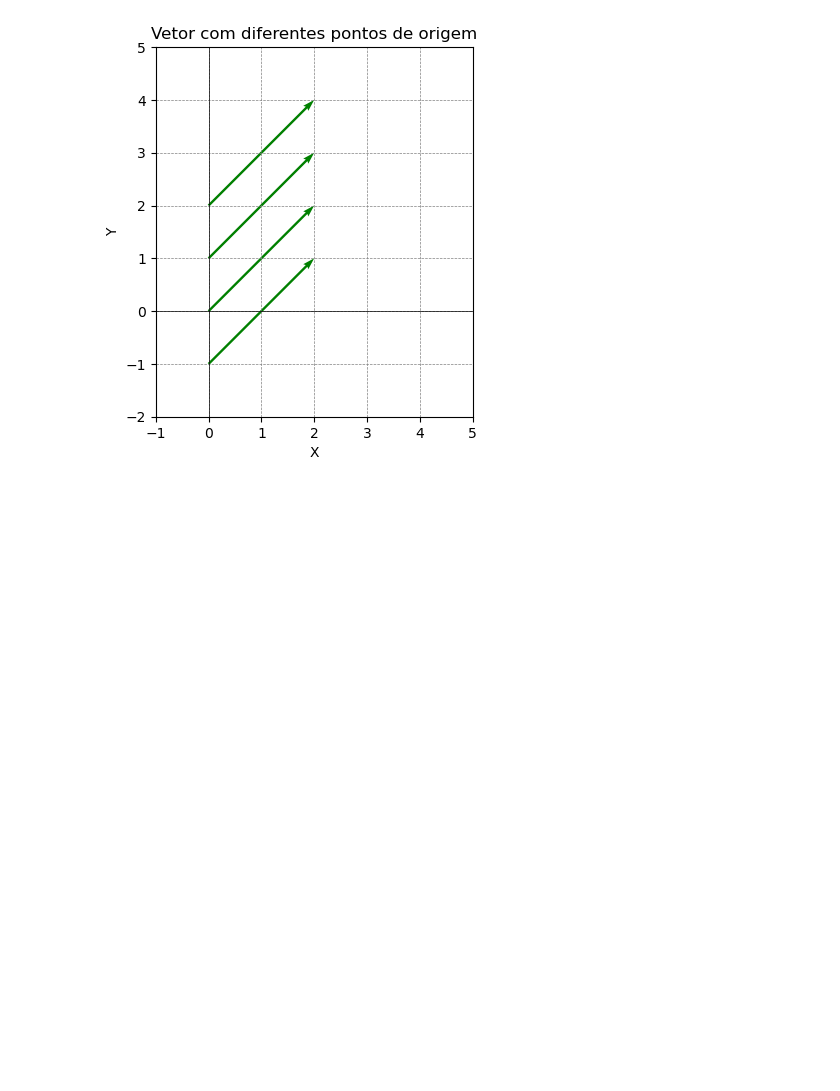
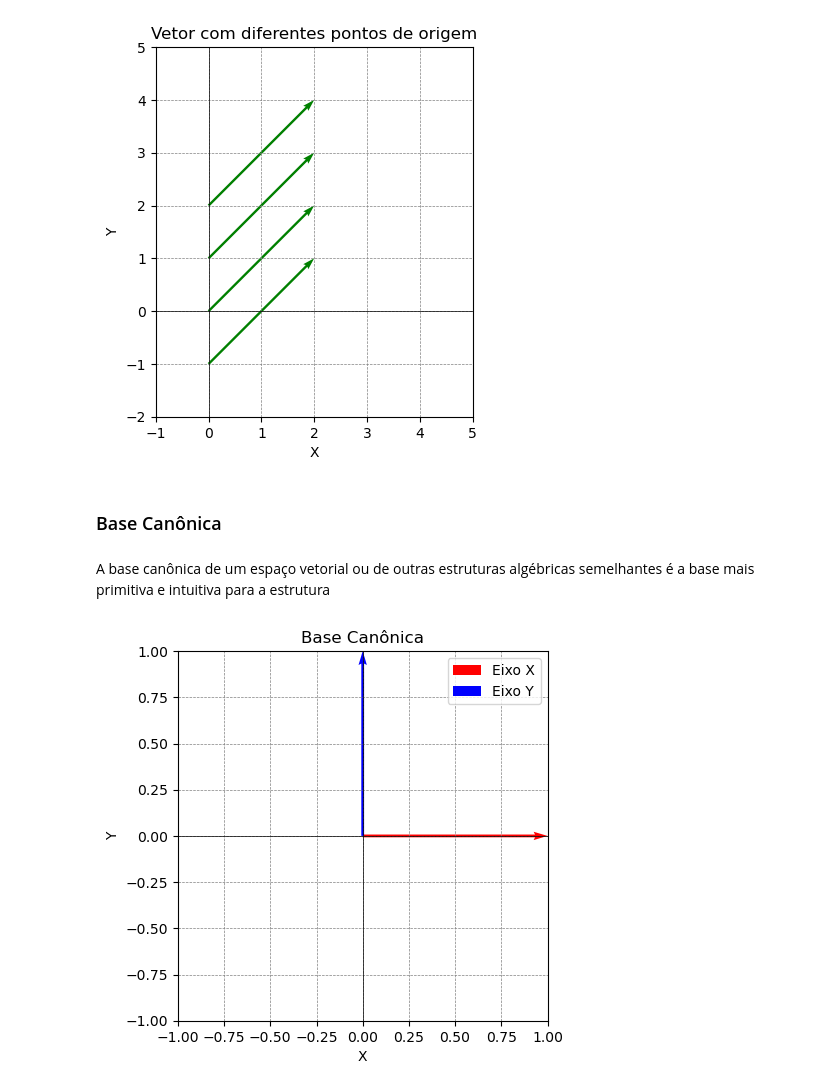
Before and after one commit to oderlanfreire/estudo-algebra-linear-com-python, a Jupyter notebook: transformacoes_lineares_I.ipynb, the cells around one changed output. Cells and saved outputs as stored; diff of their text form; code cells hidden in the pictures; blank space fills up the shorter version.

```diff
--- a/transformacoes_lineares_I.ipynb
+++ b/transformacoes_lineares_I.ipynb
@@ -36,3 +36,30 @@ plt.title("Vetor com diferentes pontos de origem")
 # %% [output]
 Text(0.5, 1.0, 'Vetor com diferentes pontos de origem')
 [figure]
+# %% [markdown]
+### Base Canônica
+# %% [markdown]
+A base canônica de um espaço vetorial ou de outras estruturas algébricas semelhantes é a base mais primitiva e intuitiva para a estrutura
+# %%
+vetor_x = [1, 0]
+vetor_y = [0, 1]
+
+plt.figure()
+plt.quiver(0,0, vetor_x[0], vetor_x[1], angles="xy", scale_units="xy", scale=1, color="r", label="Eixo X")
+plt.quiver(0, 0, vetor_y[0], vetor_y[1], angles="xy", scale_units="xy", scale=1, color="b", label="Eixo Y")
+
+
+plt.xlim(-1,1)
+plt.ylim(-1,1)
+plt.xlabel("X")
+plt.ylabel("Y")
+plt.axhline(0, color="black", linewidth=0.5)
+plt.axvline(0, color="black", linewidth=0.5)
+plt.grid(color="gray", linestyle="--", linewidth=0.5)
+plt.gca().set_aspect("equal", adjustable="box")
+plt.legend()
+plt.title("Base Canônica")
+
+plt.show()
+# %% [output]
+[figure, added]
```
